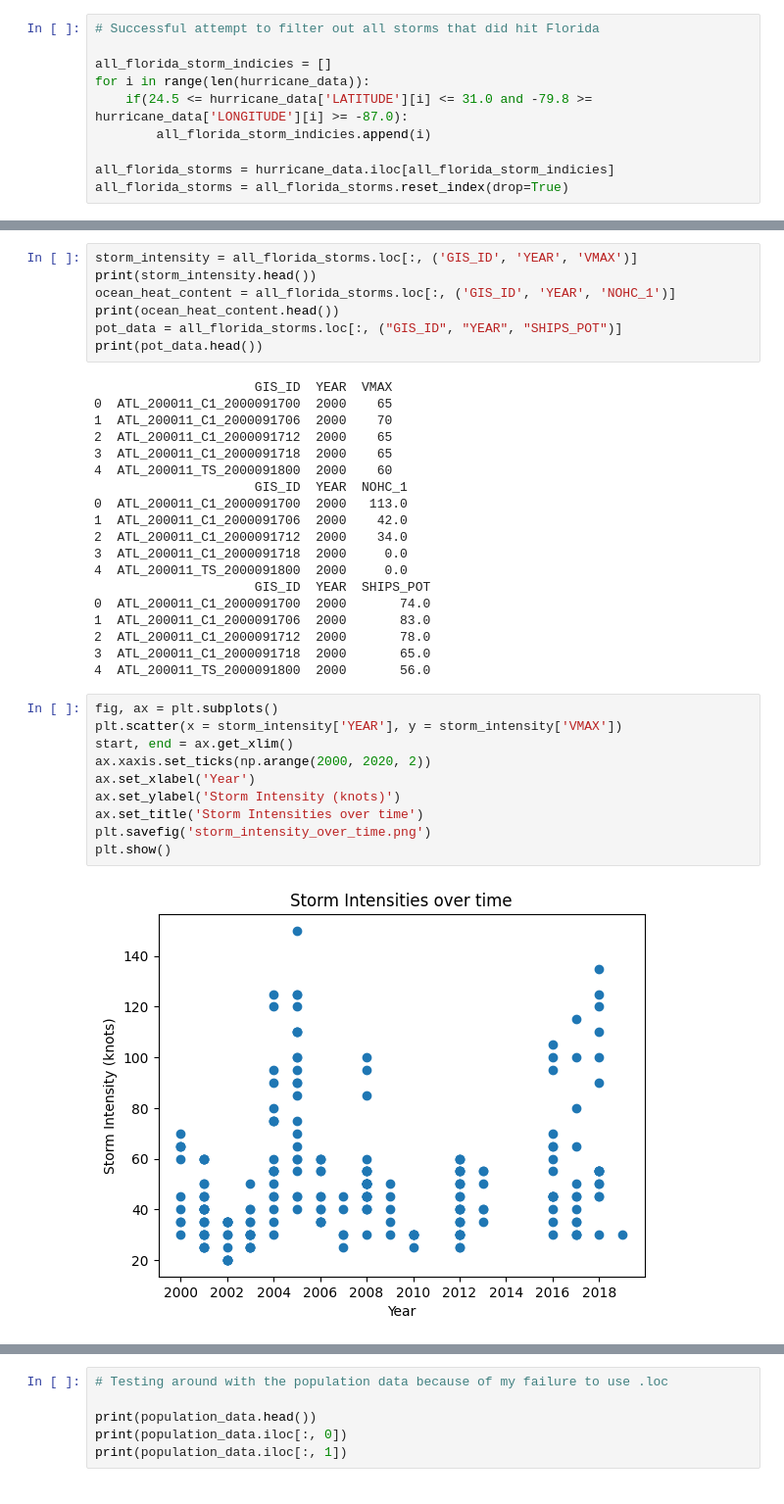
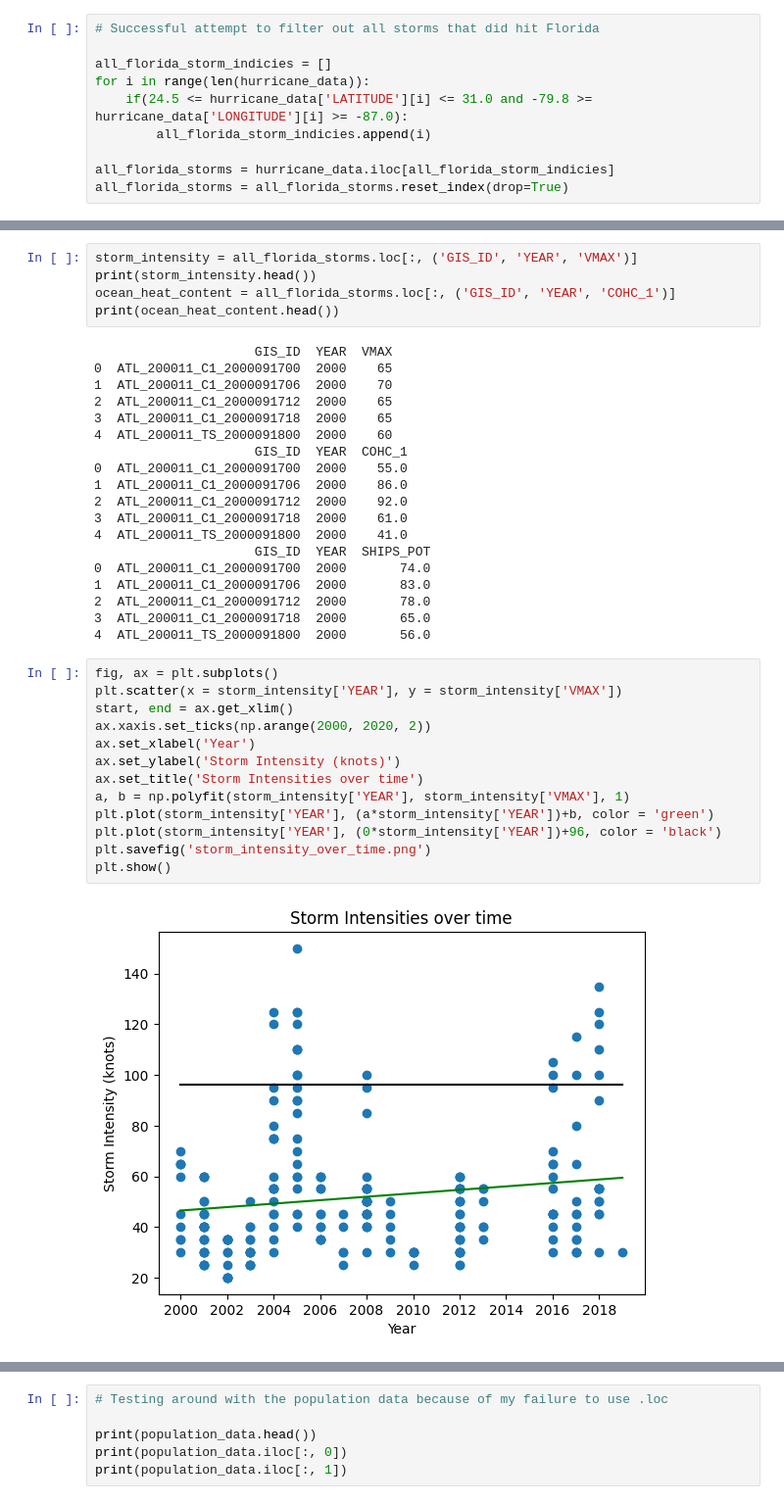
Before and after one commit to Johnsonahs/YSP-Python, a Jupyter notebook: Data_Analysis.ipynb, the cells around one changed output, grey strips where cells are left out. Shown at 98% size. Cells and saved outputs as stored; diff of their text form.

Commit message:
Added linear regression lines to hurricane data plots. Changed colors of years with major hurricanes in other plots. Created ocean heat over time plot.

```diff
--- a/Data_Analysis.ipynb
+++ b/Data_Analysis.ipynb
@@ -66,10 +64,8 @@ MICHAEL
 # %%
 storm_intensity = all_florida_storms.loc[:, ('GIS_ID', 'YEAR', 'VMAX')]
 print(storm_intensity.head())
-ocean_heat_content = all_florida_storms.loc[:, ('GIS_ID', 'YEAR', 'NOHC_1')]
+ocean_heat_content = all_florida_storms.loc[:, ('GIS_ID', 'YEAR', 'COHC_1')]
 print(ocean_heat_content.head())
-pot_data = all_florida_storms.loc[:, ("GIS_ID", "YEAR", "SHIPS_POT")]
-print(pot_data.head())
 # %% [output]
                      GIS_ID  YEAR  VMAX
 0  ATL_200011_C1_2000091700  2000    65
@@ -77,12 +73,12 @@ print(pot_data.head())
 2  ATL_200011_C1_2000091712  2000    65
 3  ATL_200011_C1_2000091718  2000    65
 4  ATL_200011_TS_2000091800  2000    60
-                     GIS_ID  YEAR  NOHC_1
-0  ATL_200011_C1_2000091700  2000   113.0
-1  ATL_200011_C1_2000091706  2000    42.0
-2  ATL_200011_C1_2000091712  2000    34.0
-3  ATL_200011_C1_2000091718  2000     0.0
-4  ATL_200011_TS_2000091800  2000     0.0
+                     GIS_ID  YEAR  COHC_1
+0  ATL_200011_C1_2000091700  2000    55.0
+1  ATL_200011_C1_2000091706  2000    86.0
+2  ATL_200011_C1_2000091712  2000    92.0
+3  ATL_200011_C1_2000091718  2000    61.0
+4  ATL_200011_TS_2000091800  2000    41.0
                      GIS_ID  YEAR  SHIPS_POT
 0  ATL_200011_C1_2000091700  2000       74.0
 1  ATL_200011_C1_2000091706  2000       83.0
@@ -92,12 +88,15 @@ print(pot_data.head())
 # %%
 fig, ax = plt.subplots()
 plt.scatter(x = storm_intensity['YEAR'], y = storm_intensity['VMAX'])
 start, end = ax.get_xlim()
 ax.xaxis.set_ticks(np.arange(2000, 2020, 2))
 ax.set_xlabel('Year')
 ax.set_ylabel('Storm Intensity (knots)')
 ax.set_title('Storm Intensities over time')
+a, b = np.polyfit(storm_intensity['YEAR'], storm_intensity['VMAX'], 1)
+plt.plot(storm_intensity['YEAR'], (a*storm_intensity['YEAR'])+b, color = 'green')
+plt.plot(storm_intensity['YEAR'], (0*storm_intensity['YEAR'])+96, color = 'black')
 plt.savefig('storm_intensity_over_time.png')
 plt.show()
 # %% [output]
-[figure, old version]
+[figure, new version]
```
Also changed, not shown: parts of 8 cells of this notebook, 4 other files.
